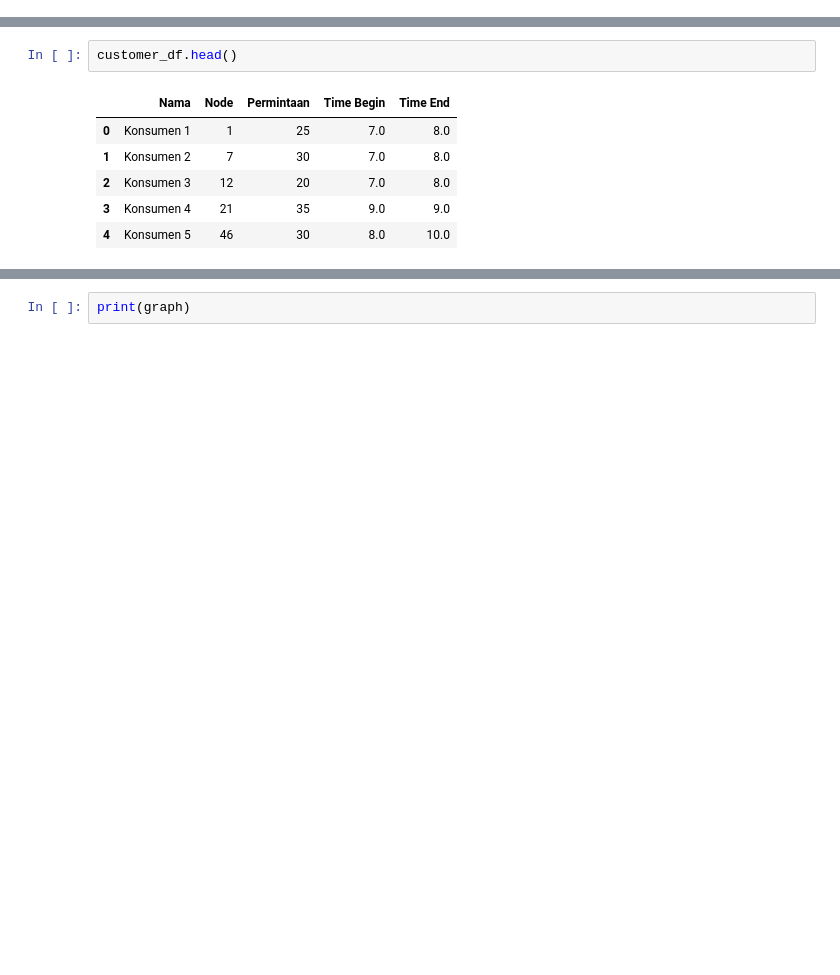
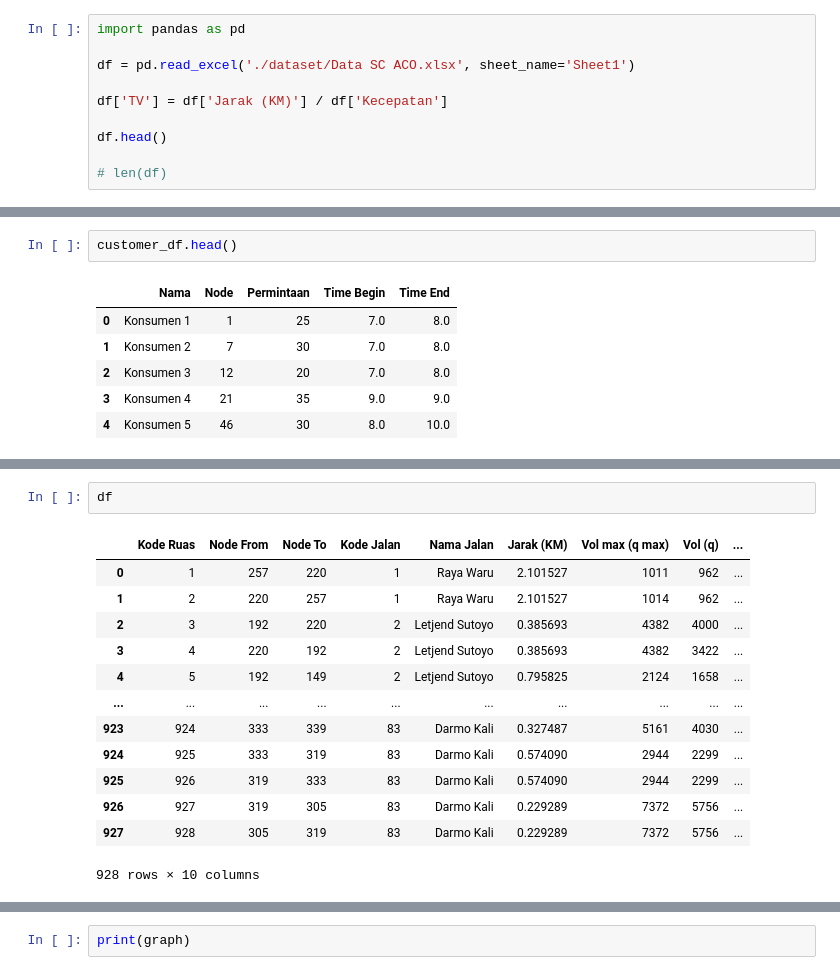
Before and after one commit to Thoriqaafif/VRP, a Jupyter notebook: cluster.ipynb, the cells around one changed output, grey strips where cells are left out. Saved outputs shown, nothing was run; the diff lists cells and outputs as text; blank space fills up the shorter version.

```diff
--- a/cluster.ipynb
+++ b/cluster.ipynb
@@ -10 +12,11 @@ import heapq
 import numpy as np
+# %%
+import pandas as pd
+
+df = pd.read_excel('./dataset/Data SC ACO.xlsx', sheet_name='Sheet1')
+
+df['TV'] = df['Jarak (KM)'] / df['Kecepatan']
+
+df.head()
+
+# len(df)
@@ -174,4 +537,20 @@ def determine_urgency(customers, depots, closeness, graph):
             closeness_diff = closeness[c][nearest_two_depots[0]] - closeness[c][nearest_two_depots[1]]
             urgencies[c] = closeness_diff
     return urgencies
+# %%
+df
+# %% [output]
+|  | Kode Ruas | Node From | Node To | Kode Jalan | Nama Jalan | Jarak (KM) | Vol max (q max) | Vol (q) | ... |
+| 0 | 1 | 257 | 220 | 1 | Raya Waru | 2.101527 | 1011 | 962 | ... |
+| 1 | 2 | 220 | 257 | 1 | Raya Waru | 2.101527 | 1014 | 962 | ... |
+| 2 | 3 | 192 | 220 | 2 | Letjend Sutoyo | 0.385693 | 4382 | 4000 | ... |
+| 3 | 4 | 220 | 192 | 2 | Letjend Sutoyo | 0.385693 | 4382 | 3422 | ... |
+| 4 | 5 | 192 | 149 | 2 | Letjend Sutoyo | 0.795825 | 2124 | 1658 | ... |
+| ... | ... | ... | ... | ... | ... | ... | ... | ... | ... |
+| 923 | 924 | 333 | 339 | 83 | Darmo Kali | 0.327487 | 5161 | 4030 | ... |
+| 924 | 925 | 333 | 319 | 83 | Darmo Kali | 0.574090 | 2944 | 2299 | ... |
+| 925 | 926 | 319 | 333 | 83 | Darmo Kali | 0.574090 | 2944 | 2299 | ... |
+| 926 | 927 | 319 | 305 | 83 | Darmo Kali | 0.229289 | 7372 | 5756 | ... |
+| 927 | 928 | 305 | 319 | 83 | Darmo Kali | 0.229289 | 7372 | 5756 | ... |
+928 rows × 10 columns
 # %%
```
Also changed, not shown: parts of 41 cells of this notebook, 4 other files.
